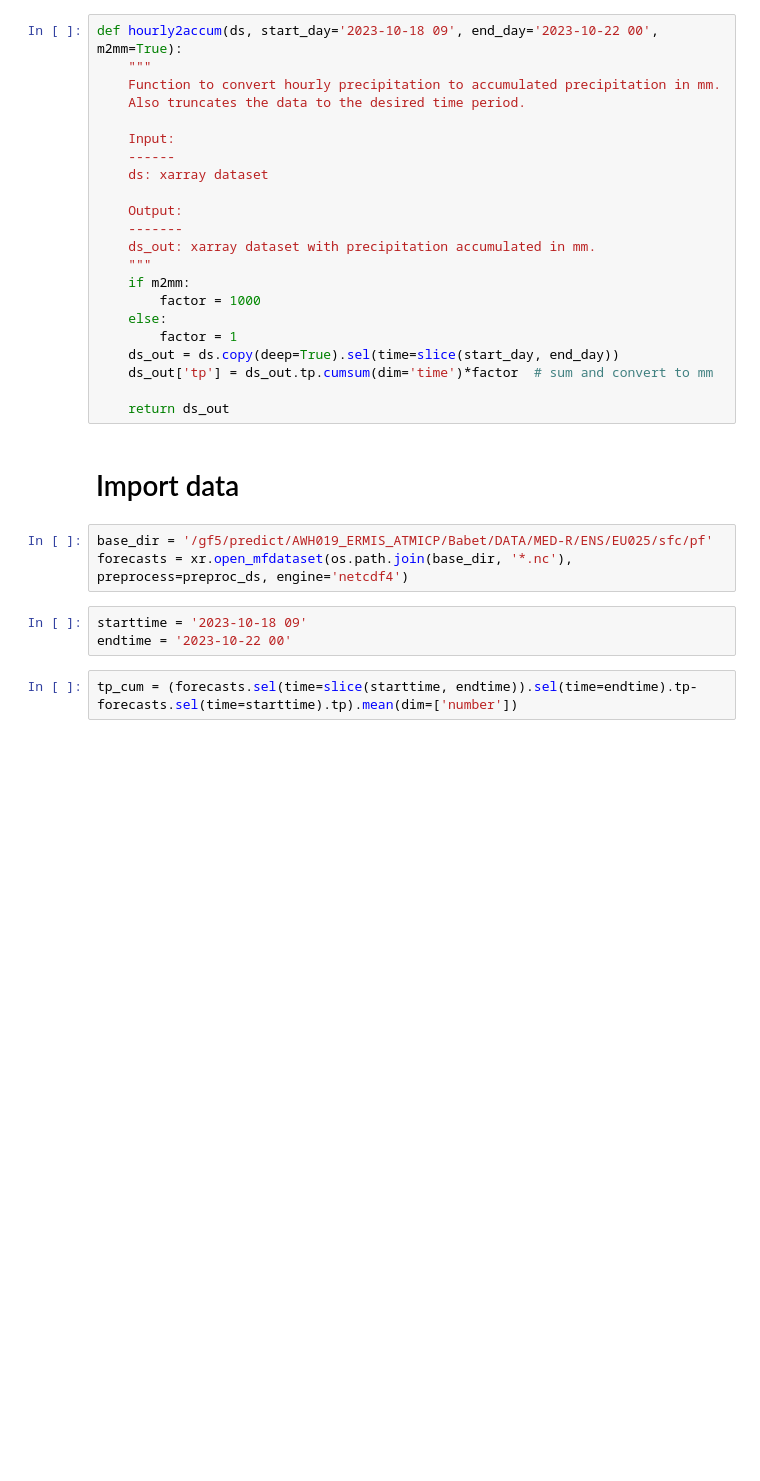
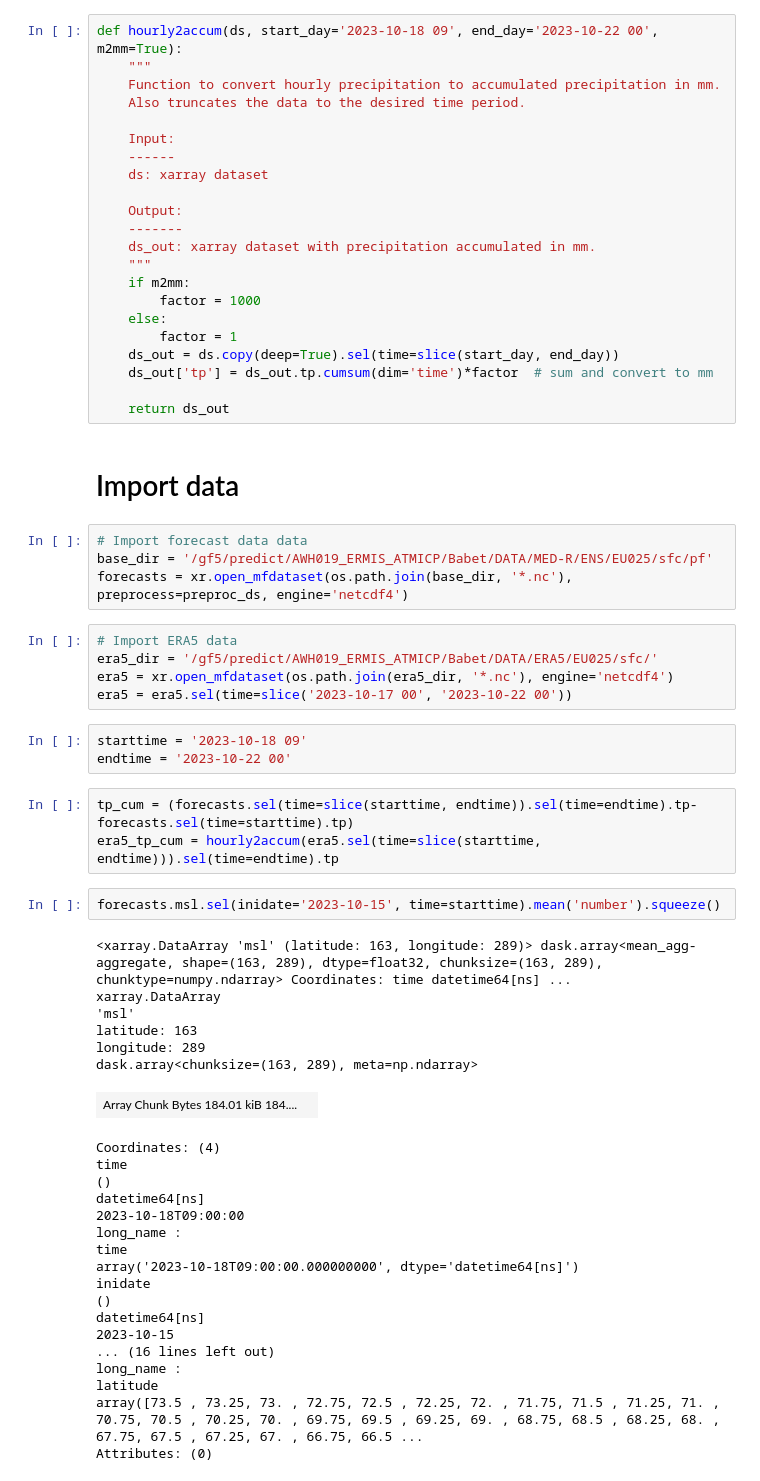
Before and after one commit to shirin-ermis/Storm_Babet, a Jupyter notebook: notebooks/04_predictability.ipynb, the cells around one changed output. Saved outputs shown, nothing was run; the diff lists cells and outputs as text; blank space fills up the shorter version.

Commit message:
import babet class

```diff
--- a/notebooks/04_predictability.ipynb
+++ b/notebooks/04_predictability.ipynb
@@ -76,10 +78,44 @@ def hourly2accum(ds, start_day='2023-10-18 09', end_day='2023-10-22 00', m2mm=Tr
 # %% [markdown]
 # Import data
 # %%
+# Import forecast data data
 base_dir = '/gf5/predict/AWH019_ERMIS_ATMICP/Babet/DATA/MED-R/ENS/EU025/sfc/pf'
 forecasts = xr.open_mfdataset(os.path.join(base_dir, '*.nc'), preprocess=preproc_ds, engine='netcdf4')
+# %%
+# Import ERA5 data
+era5_dir = '/gf5/predict/AWH019_ERMIS_ATMICP/Babet/DATA/ERA5/EU025/sfc/'
+era5 = xr.open_mfdataset(os.path.join(era5_dir, '*.nc'), engine='netcdf4')
+era5 = era5.sel(time=slice('2023-10-17 00', '2023-10-22 00'))
 # %%
 starttime = '2023-10-18 09'
 endtime = '2023-10-22 00'
 # %%
-tp_cum = (forecasts.sel(time=slice(starttime, endtime)).sel(time=endtime).tp-forecasts.sel(time=starttime).tp).mean(dim=['number'])
+tp_cum = (forecasts.sel(time=slice(starttime, endtime)).sel(time=endtime).tp-forecasts.sel(time=starttime).tp)
+era5_tp_cum = hourly2accum(era5.sel(time=slice(starttime, endtime))).sel(time=endtime).tp
+# %%
+forecasts.msl.sel(inidate='2023-10-15', time=starttime).mean('number').squeeze()
+# %% [output]
+<xarray.DataArray 'msl' (latitude: 163, longitude: 289)> dask.array<mean_agg-aggregate, shape=(163, 289), dtype=float32, chunksize=(163, 289), chunktype=numpy.ndarray> Coordinates: time datetime64[ns] ...
+xarray.DataArray
+'msl'
+latitude: 163
+longitude: 289
+dask.array<chunksize=(163, 289), meta=np.ndarray>
+| Array Chunk Bytes 184.01 kiB 184.... |  |
+Coordinates: (4)
+time
+()
+datetime64[ns]
+2023-10-18T09:00:00
+long_name :
+time
+array('2023-10-18T09:00:00.000000000', dtype='datetime64[ns]')
+inidate
+()
+datetime64[ns]
+2023-10-15
+... (16 lines left out)
+long_name :
+latitude
+array([73.5 , 73.25, 73. , 72.75, 72.5 , 72.25, 72. , 71.75, 71.5 , 71.25, 71. , 70.75, 70.5 , 70.25, 70. , 69.75, 69.5 , 69.25, 69. , 68.75, 68.5 , 68.25, 68. , 67.75, 67.5 , 67.25, 67. , 66.75, 66.5 ...
+Attributes: (0)
```
Also changed, not shown: parts of 7 cells of this notebook.
